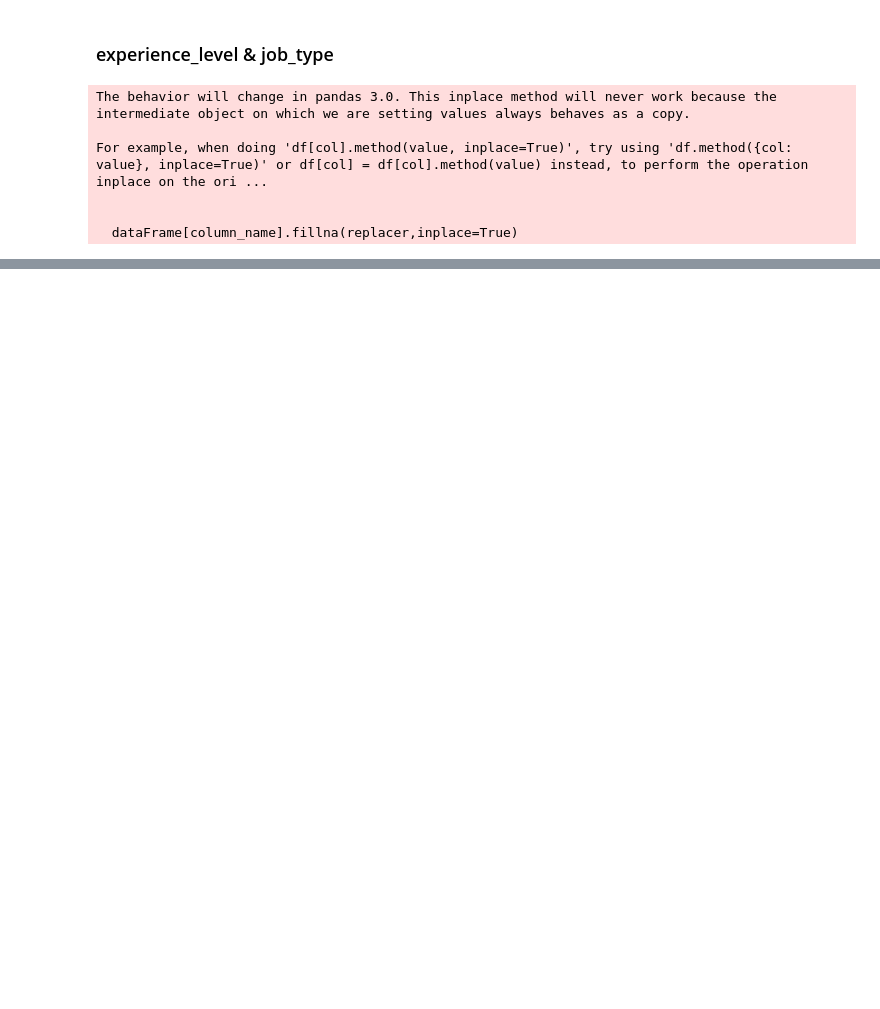
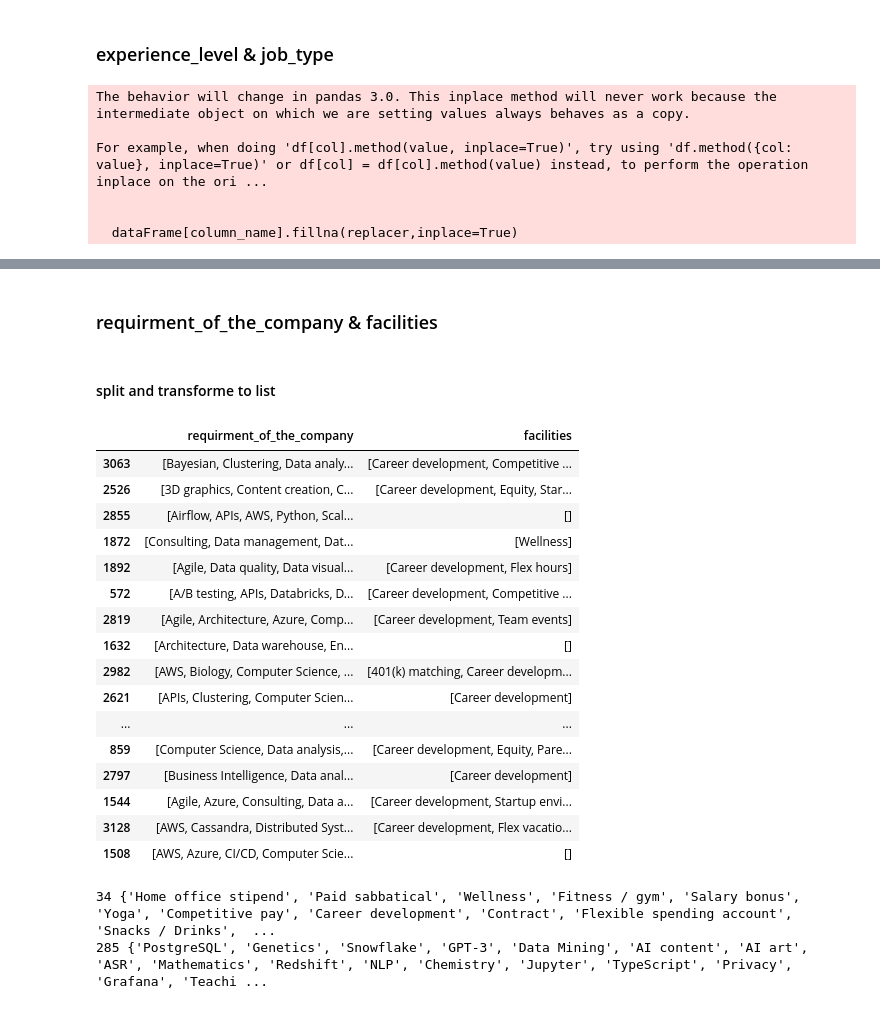
Before and after one commit to elouardyabderrahim/Analyse-des-opportunites-emploi, a Jupyter notebook: dataJob.ipynb, the cells around one changed output, grey strips where cells are left out. Cells and saved outputs as stored; diff of their text form; code cells hidden in the pictures; blank space fills up the shorter version.

Commit message:
split and transforme to list
 transforme the company requirement and the facilities to list for more readability and easy to use

```diff
--- a/dataJob.ipynb
+++ b/dataJob.ipynb
@@ -524,2 +525,29 @@ dataFrame[dataFrame["job_type"]=="undefined"]
 # %%
 dataFrame.drop(797,inplace=True)
+# %% [markdown]
+### requirment_of_the_company & facilities
+# %% [markdown]
+#### split and transforme to list
+# %%
+dataFrame['requirment_of_the_company'] = dataFrame['requirment_of_the_company'].apply(lambda x: [i for i in x.split(',') if i])
+dataFrame['facilities'] = dataFrame['facilities'].apply(lambda x: [i for i in x.split(',') if i])
+# %%
+dataFrame[["requirment_of_the_company","facilities"]].sample(20)
+# %% [output]
+|  | requirment_of_the_company | facilities |
+| 3063 | [Bayesian, Clustering, Data analy... | [Career development, Competitive ... |
+| 2526 | [3D graphics, Content creation, C... | [Career development, Equity, Star... |
+| 2855 | [Airflow, APIs, AWS, Python, Scal... | [] |
+| 1872 | [Consulting, Data management, Dat... | [Wellness] |
+| 1892 | [Agile, Data quality, Data visual... | [Career development, Flex hours] |
+| 572 | [A/B testing, APIs, Databricks, D... | [Career development, Competitive ... |
+| 2819 | [Agile, Architecture, Azure, Comp... | [Career development, Team events] |
+| 1632 | [Architecture, Data warehouse, En... | [] |
+| 2982 | [AWS, Biology, Computer Science, ... | [401(k) matching, Career developm... |
+| 2621 | [APIs, Clustering, Computer Scien... | [Career development] |
+| ... | ... | ... |
+| 859 | [Computer Science, Data analysis,... | [Career development, Equity, Pare... |
+| 2797 | [Business Intelligence, Data anal... | [Career development] |
+| 1544 | [Agile, Azure, Consulting, Data a... | [Career development, Startup envi... |
+| 3128 | [AWS, Cassandra, Distributed Syst... | [Career development, Flex vacatio... |
+| 1508 | [AWS, Azure, CI/CD, Computer Scie... | [] |
@@ -525,0 +565,6 @@ dataFrame.drop(797,inplace=True)
+# %%
+print(len(facilities),facilities)
+print(len(com_requerements),com_requerements)
+# %% [output]
+34 {'Home office stipend', 'Paid sabbatical', 'Wellness', 'Fitness / gym', 'Salary bonus', 'Yoga', 'Competitive pay', 'Career development', 'Contract', 'Flexible spending account', 'Snacks / Drinks',  ...
+285 {'PostgreSQL', 'Genetics', 'Snowflake', 'GPT-3', 'Data Mining', 'AI content', 'AI art', 'ASR', 'Mathematics', 'Redshift', 'NLP', 'Chemistry', 'Jupyter', 'TypeScript', 'Privacy', 'Grafana', 'Teachi ...
```
Also changed, not shown: parts of 4 cells of this notebook.
